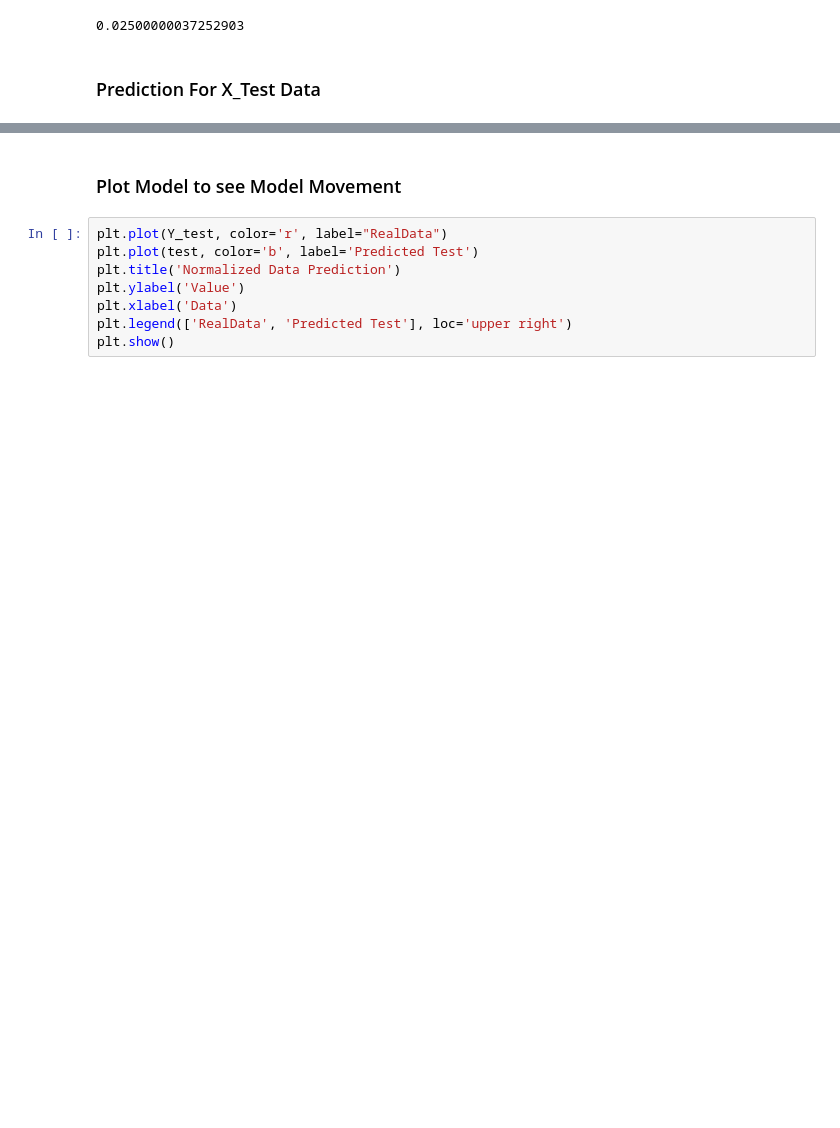
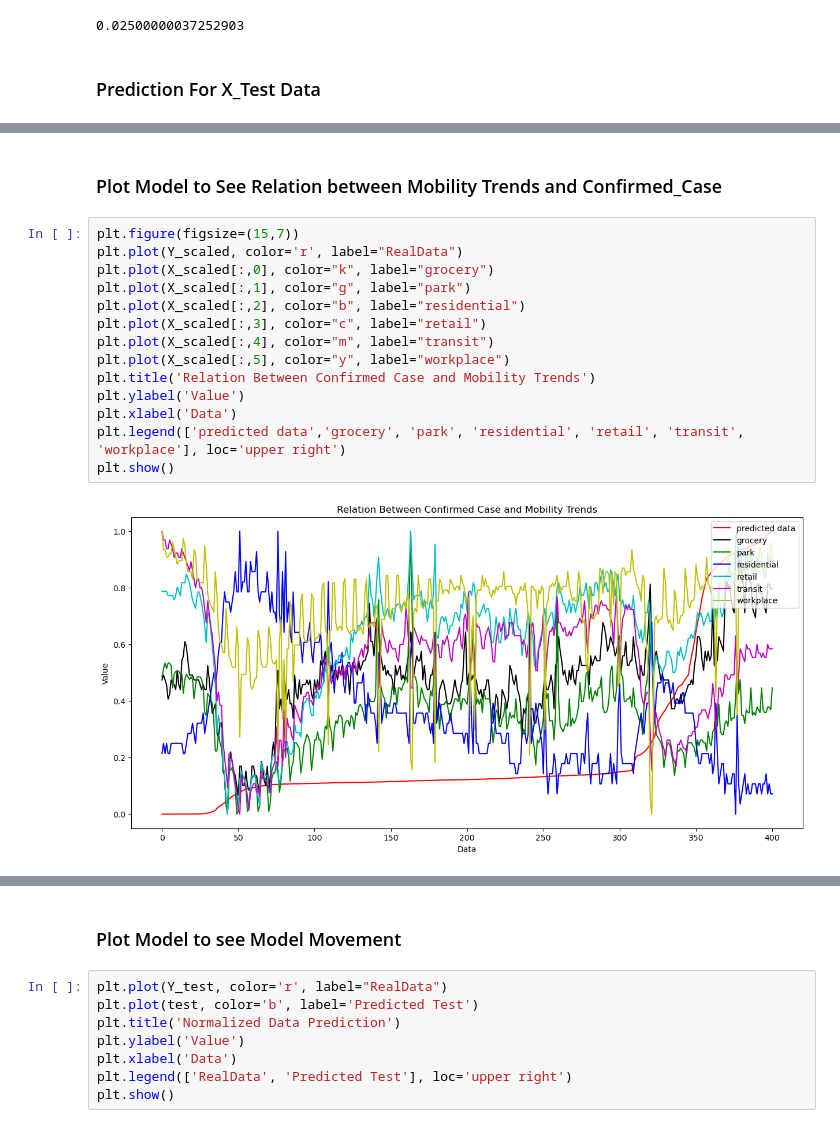
Before and after one commit to antoniuskevin15/ML-J, a Jupyter notebook: IF540L_ProjectUAS_Kelompok J.ipynb, the cells around one changed output, grey strips where cells are left out. Cells and saved outputs as stored; diff of their text form; blank space fills up the shorter version.

Commit message:
update plot

```diff
--- a/IF540L_ProjectUAS_Kelompok J.ipynb
+++ b/IF540L_ProjectUAS_Kelompok J.ipynb
@@ -601,0 +602,18 @@ test = model.predict(X_test)
+# %% [markdown]
+### Plot Model to See Relation between Mobility Trends and Confirmed_Case
+# %%
+plt.figure(figsize=(15,7))
+plt.plot(Y_scaled, color='r', label="RealData")
+plt.plot(X_scaled[:,0], color="k", label="grocery")
+plt.plot(X_scaled[:,1], color="g", label="park")
+plt.plot(X_scaled[:,2], color="b", label="residential")
+plt.plot(X_scaled[:,3], color="c", label="retail")
+plt.plot(X_scaled[:,4], color="m", label="transit")
+plt.plot(X_scaled[:,5], color="y", label="workplace")
+plt.title('Relation Between Confirmed Case and Mobility Trends')
+plt.ylabel('Value')
+plt.xlabel('Data')
+plt.legend(['predicted data','grocery', 'park', 'residential', 'retail', 'transit', 'workplace'], loc='upper right')
+plt.show()
+# %% [output]
+[figure, added]
```
Also changed, not shown: parts of 19 cells of this notebook, 3 other files.
